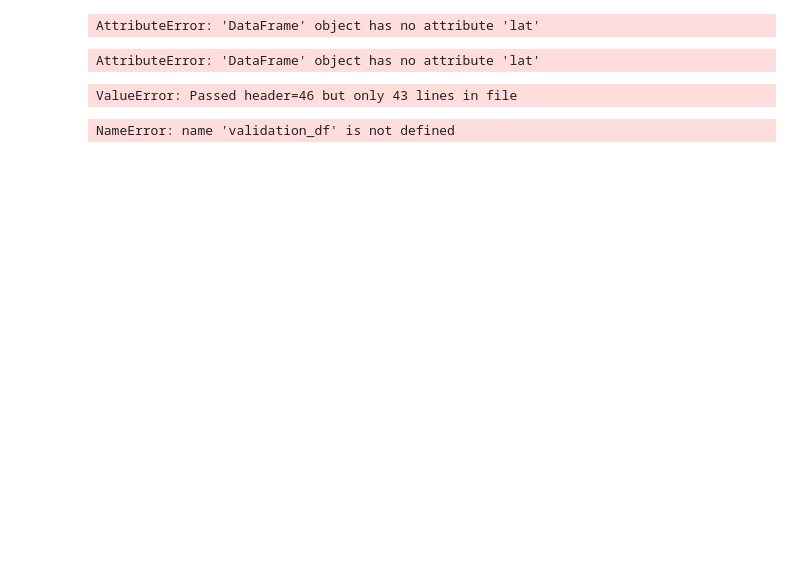
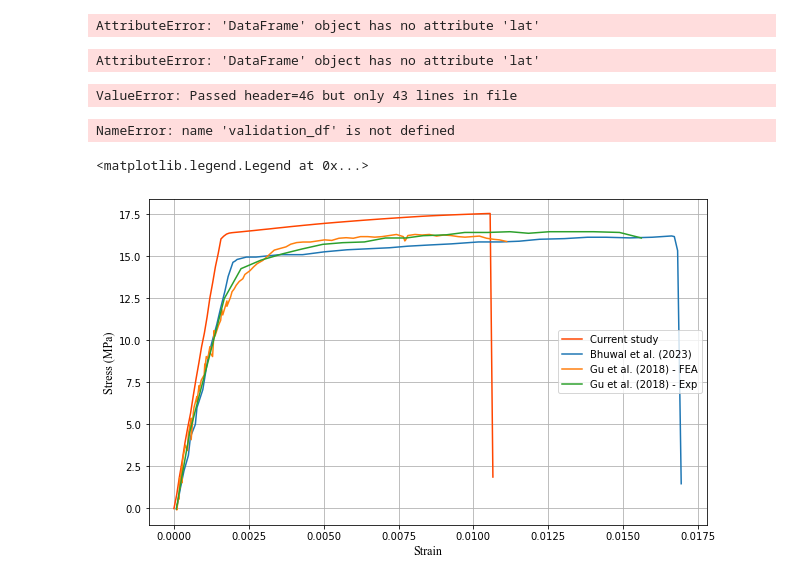
Before and after one commit to niccoforte/NF-PhD-gitRepo, a Jupyter notebook: code/plots.ipynb, the cells around one changed output. Saved outputs shown, nothing was run; the diff lists cells and outputs as text; code cells hidden in the pictures; blank space fills up the shorter version.

```diff
--- a/code/plots.ipynb
+++ b/code/plots.ipynb
@@ -33,3 +33,5 @@ ax1.legend()
+# %%
+researchData = "C:/Users/exy053/OneDrive - Queen Mary, University of London/Documents/Research/p1-LatticeFractureToughness/Ductility-FractureToughness.xlsx"
 # %%
 PerSizeConv_df = pd.read_excel("Ductility-FractureToughness.xlsx", sheet_name="PerSizeConv2", header=5)
 # %%
@@ -335,3 +337,27 @@ ax2.grid()
 ax2.legend()#bbox_to_anchor=(1,1))
 # %% [output]
 NameError: name 'validation_df' is not defined
+# %%
+val_df = pd.read_excel(researchData, sheet_name="UTval", names=[str(i) for i in range(11)])
+current_df = val_df.loc[:, '0':'1'].rename(columns={'0':'strain', '1':'stress'})
+akash_df = val_df.loc[:, '3':'4'].rename(columns={'3':'strain', '4':'stress'})
+GuFEA_df = val_df.loc[:, '6':'7'].rename(columns={'6':'strain', '7':'stress'})
+GuEXP_df = val_df.loc[:, '9':'10'].rename(columns={'9':'strain', '10':'stress'})
+
+fig5, (ax1) = plt.subplots(1, 1)
+fig5.set_figheight(6)
+fig5.set_figwidth(10)
+
+ax1.set_ylabel('Stress (MPa)', fontsize=12, fontname="Times New Roman")
+ax1.set_xlabel('Strain', fontsize=12, fontname="Times New Roman")
+
+ax1.plot(current_df.strain.tolist(), current_df.stress.tolist(), c='orangered', label='Current study')
+ax1.plot(akash_df.strain.tolist(), akash_df.stress.tolist(), label='Bhuwal et al. (2023)')
+ax1.plot(GuFEA_df.strain.tolist(), GuFEA_df.stress.tolist(), label='Gu et al. (2018) - FEA')
+ax1.plot(GuEXP_df.strain.tolist(), GuEXP_df.stress.tolist(), label='Gu et al. (2018) - Exp')
+
+ax1.grid()
+ax1.legend()
+# %% [output]
+<matplotlib.legend.Legend at 0x...>
+[figure, added]
```
Also changed, not shown: parts of 2 cells of this notebook, 7 other files.
